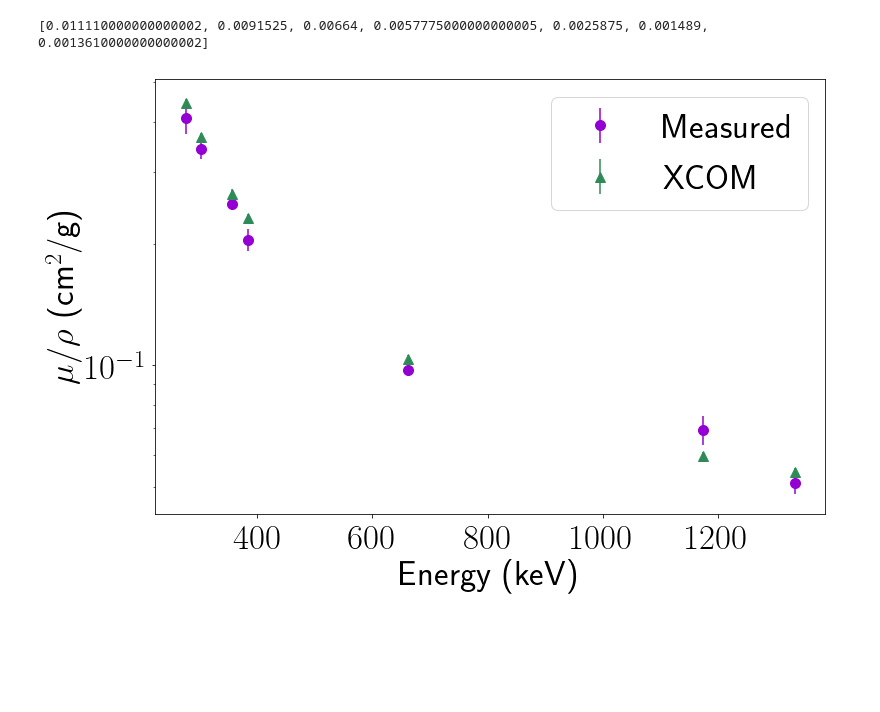
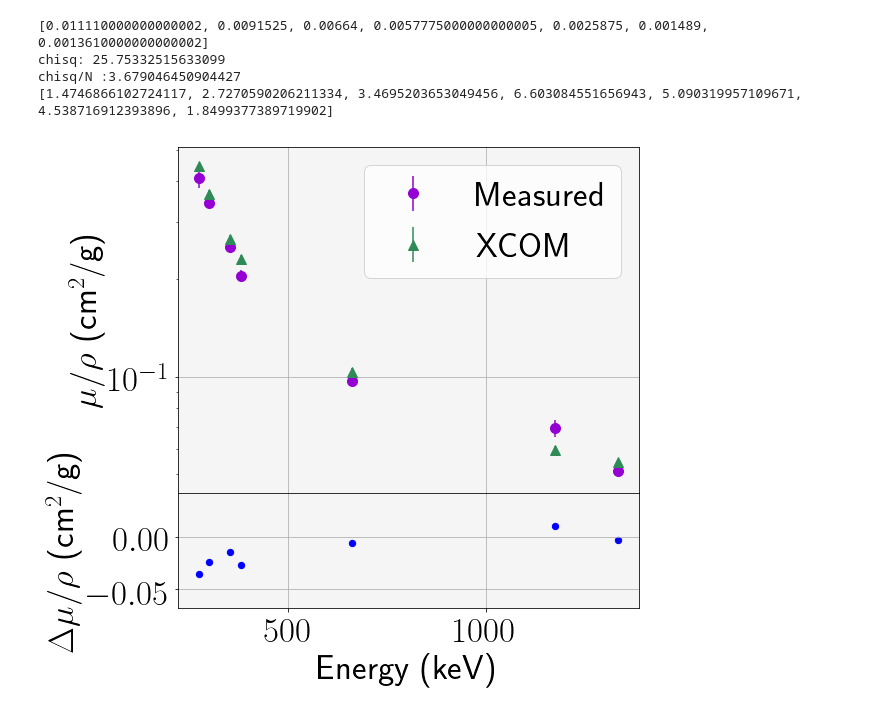
Before and after one commit to gk023/king-stomps-phy451, a Jupyter notebook: gamma/murho-comparison.ipynb, the cells around one changed output. Drawn from its saved outputs; the diff is of its cells as text; code cells hidden in the pictures; blank space fills up the shorter version.

Commit message:
AM session update to murhocomparison, new att-calc figures

```diff
--- a/gamma/murho-comparison.ipynb
+++ b/gamma/murho-comparison.ipynb
@@ -34,22 +34,68 @@ for line in g.readlines():
 
 g.close()
 print(known_error)
+
+
+zero = np.zeros(len(E))
+chisq_tot = 0
+chisq_ind = []
+diff=[]
+N=0
+
+for i in range(len(known)):
+    N=N+1
+
+    res=measured[i]-known[i]
+    diff.append(res)
+    ersq = measured_error[i]**2+known_error[i]**2
+
+
+    chisq = res**2/ersq
+
+    chisq_ind.append(chisq)
+
+    chisq_tot = chisq_tot + chisq
+
+print("chisq: "+str(chisq_tot))
+print("chisq/N :"+str(chisq_tot/N))
+print(chisq_ind)
 # %% [output]
 [0.011110000000000002, 0.0091525, 0.00664, 0.0057775000000000005, 0.0025875, 0.001489, 0.0013610000000000002]
+chisq: 25.75332515633099
+chisq/N :3.679046450904427
+[1.4746866102724117, 2.7270590206211334, 3.4695203653049456, 6.603084551656943, 5.090319957109671, 4.538716912393896, 1.8499377389719902]
 # %%
 plt.rc('text', usetex=True)
 
-fig=plt.figure(figsize=(12,8))
 
-plt.errorbar(E,measured,yerr=measured_error,fmt='o',ls="none",color="darkviolet",markersize=10,label='Measured')
-plt.errorbar(E,known,yerr=known_error,fmt='^',ls='none',color='seagreen',markersize=10,label='XCOM')
-plt.yscale('log')
-plt.xlabel("Energy (keV)",fontsize=35)
-plt.ylabel(r"$\mu/\rho$ (cm$^2$/g)",fontsize=35)
-plt.tick_params(axis='x',labelsize=35)
-plt.tick_params(axis='y',labelsize=35)
-plt.legend(loc='best',fontsize=35)
+fig1=plt.figure(figsize=(8,8))
 
-plt.savefig('murho-vs-xcom-pb.png')
+frame1=fig1.add_axes((.1,.3,.8,.6))
+
+frame1.errorbar(E,measured,yerr=measured_error,fmt='o',markersize=10,ls='none',color='darkviolet',label='Measured')
+frame1.errorbar(E,known,yerr=known_error,fmt='^',markersize=10,ls='none',color='seagreen',label='XCOM')
+frame1.set_yscale('log')
+frame1.set_xlabel("Energy (keV)",fontsize=35)
+frame1.set_ylabel(r"$\mu/\rho$ (cm$^2$/g)",fontsize=35)
+frame1.tick_params(axis='x',labelsize=35)
+frame1.tick_params(axis='y',labelsize=35)
+frame1.legend(loc='best',fontsize=35)
+frame1.set_facecolor('whitesmoke')
+plt.grid()
+
+
+frame2=fig1.add_axes((.1,.1,.8,.2))
+frame2.scatter(E,diff,color="b",s=40)
+frame2.set_xlabel("Energy (keV)",fontsize=35)
+frame2.set_ylabel(r"$\Delta\mu/\rho$ (cm$^2$/g)",fontsize=35)
+frame2.tick_params(axis='x',labelsize=35)
+frame2.tick_params(axis='y',labelsize=35)
+frame2.set_facecolor('whitesmoke')
+plt.grid()
+
+
+
+plt.savefig('murho-comp-with-res.png', bbox_inches = "tight")
+plt.savefig('murho-comp-with-res.pdf', bbox_inches = "tight")
 # %% [output]
-[figure, old version]
+[figure, new version]
```
Also changed, not shown: parts of 1 cell of this notebook, 14 other files.
